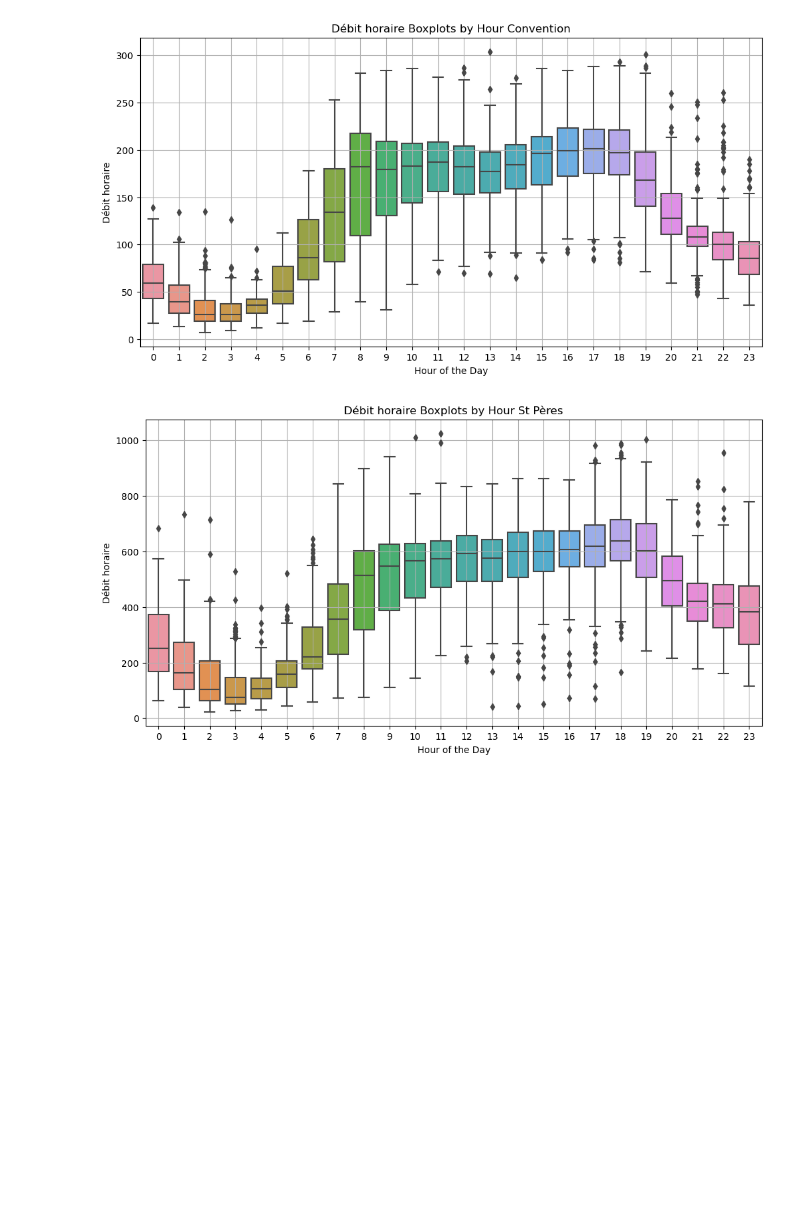
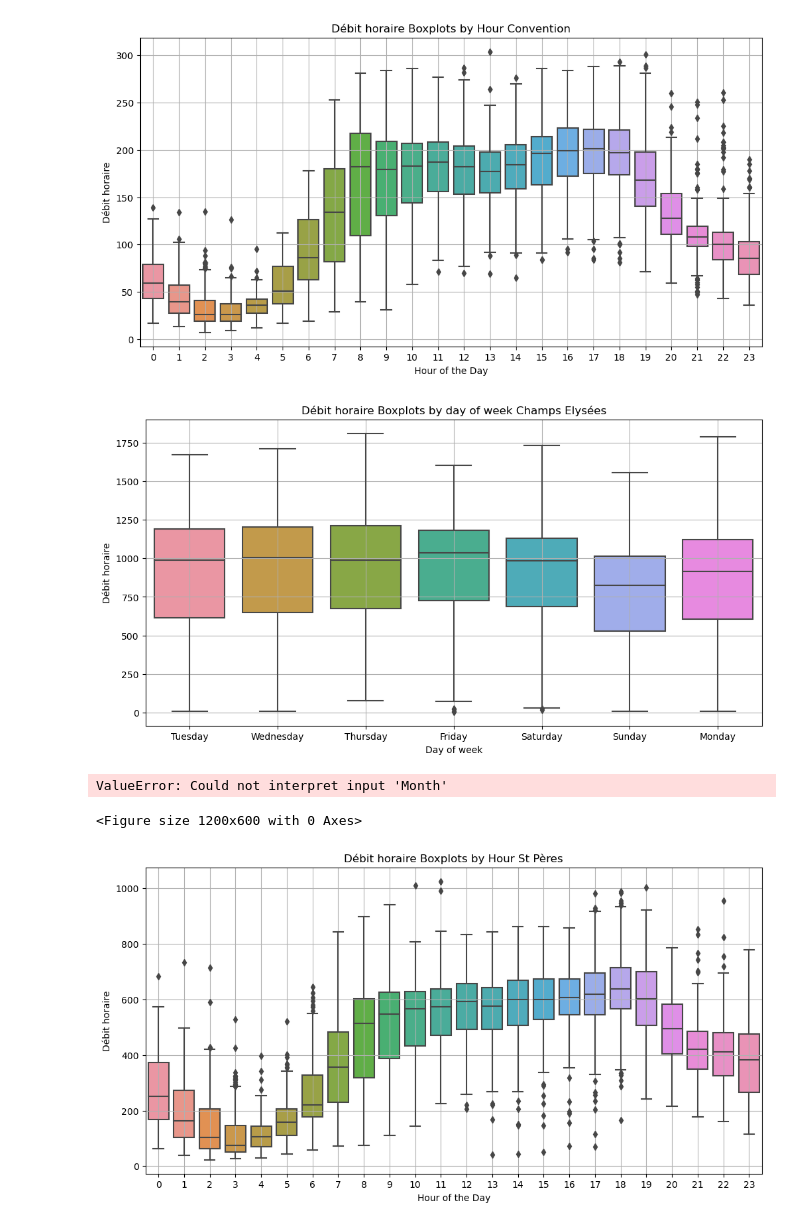
Before and after one commit to Ara-ban/BCG, a Jupyter notebook: notebook.ipynb, the cells around one changed output. Cells and saved outputs as stored; diff of their text form; code cells hidden in the pictures; blank space fills up the shorter version.

```diff
--- a/notebook.ipynb
+++ b/notebook.ipynb
@@ -323,6 +321,29 @@ plt.grid(True)
 plt.show()
 # %% [output]
 [figure]
+# %%
+# Plotting boxplots for each hour
+plt.figure(figsize=(12, 6))
+sns.boxplot(x='day_of_week', y='Débit horaire', data=df_champs)
+plt.title('Débit horaire Boxplots by day of week Champs Elysées')
+plt.xlabel('Day of week')
+plt.ylabel('Débit horaire')
+plt.grid(True)
+plt.show()
+# %% [output]
+[figure, added]
+# %%
+# Plotting boxplots for each hour
+plt.figure(figsize=(12, 6))
+sns.boxplot(x='Month', y='Débit horaire', data=df_champs)
+plt.title('Débit horaire Boxplots by month Champs Elysées')
+plt.xlabel('Month')
+plt.ylabel('Débit horaire')
+plt.grid(True)
+plt.show()
+# %% [output]
+ValueError: Could not interpret input 'Month'
+<Figure size 1200x600 with 0 Axes>
 # %%
 # Plotting boxplots for each hour
 plt.figure(figsize=(12, 6))
```
Also changed, not shown: parts of 48 cells of this notebook, 5 other files.
